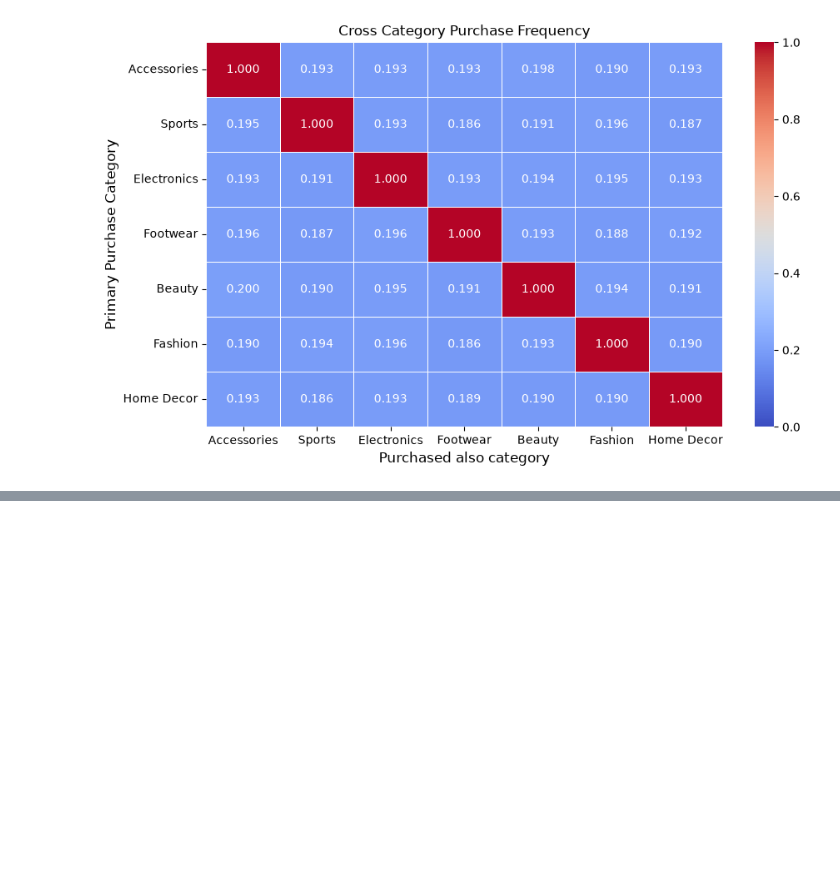
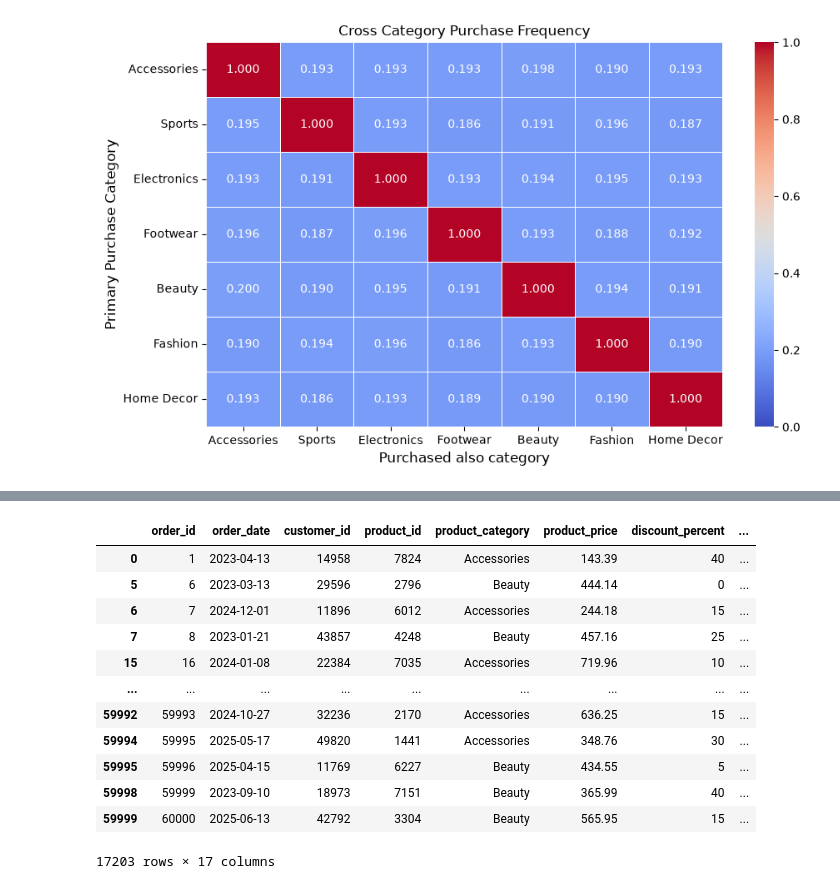
Before and after one commit to DeanDro/StartupMix, a Jupyter notebook: shopify_sales.ipynb, the cells around one changed output, grey strips where cells are left out. Cells and saved outputs as stored; diff of their text form; code cells hidden in the pictures; blank space fills up the shorter version.

```diff
--- a/shopify_sales.ipynb
+++ b/shopify_sales.ipynb
@@ -160,0 +174,16 @@ acces_beauty =
+# %%
+acces_beauty
+# %% [output]
+|  | order_id | order_date | customer_id | product_id | product_category | product_price | discount_percent | ... |
+| 0 | 1 | 2023-04-13 | 14958 | 7824 | Accessories | 143.39 | 40 | ... |
+| 5 | 6 | 2023-03-13 | 29596 | 2796 | Beauty | 444.14 | 0 | ... |
+| 6 | 7 | 2024-12-01 | 11896 | 6012 | Accessories | 244.18 | 15 | ... |
+| 7 | 8 | 2023-01-21 | 43857 | 4248 | Beauty | 457.16 | 25 | ... |
+| 15 | 16 | 2024-01-08 | 22384 | 7035 | Accessories | 719.96 | 10 | ... |
+| ... | ... | ... | ... | ... | ... | ... | ... | ... |
+| 59992 | 59993 | 2024-10-27 | 32236 | 2170 | Accessories | 636.25 | 15 | ... |
+| 59994 | 59995 | 2025-05-17 | 49820 | 1441 | Accessories | 348.76 | 30 | ... |
+| 59995 | 59996 | 2025-04-15 | 11769 | 6227 | Beauty | 434.55 | 5 | ... |
+| 59998 | 59999 | 2023-09-10 | 18973 | 7151 | Beauty | 365.99 | 40 | ... |
+| 59999 | 60000 | 2025-06-13 | 42792 | 3304 | Beauty | 565.95 | 15 | ... |
+17203 rows × 17 columns
```
Also changed, not shown: parts of 11 cells of this notebook.
